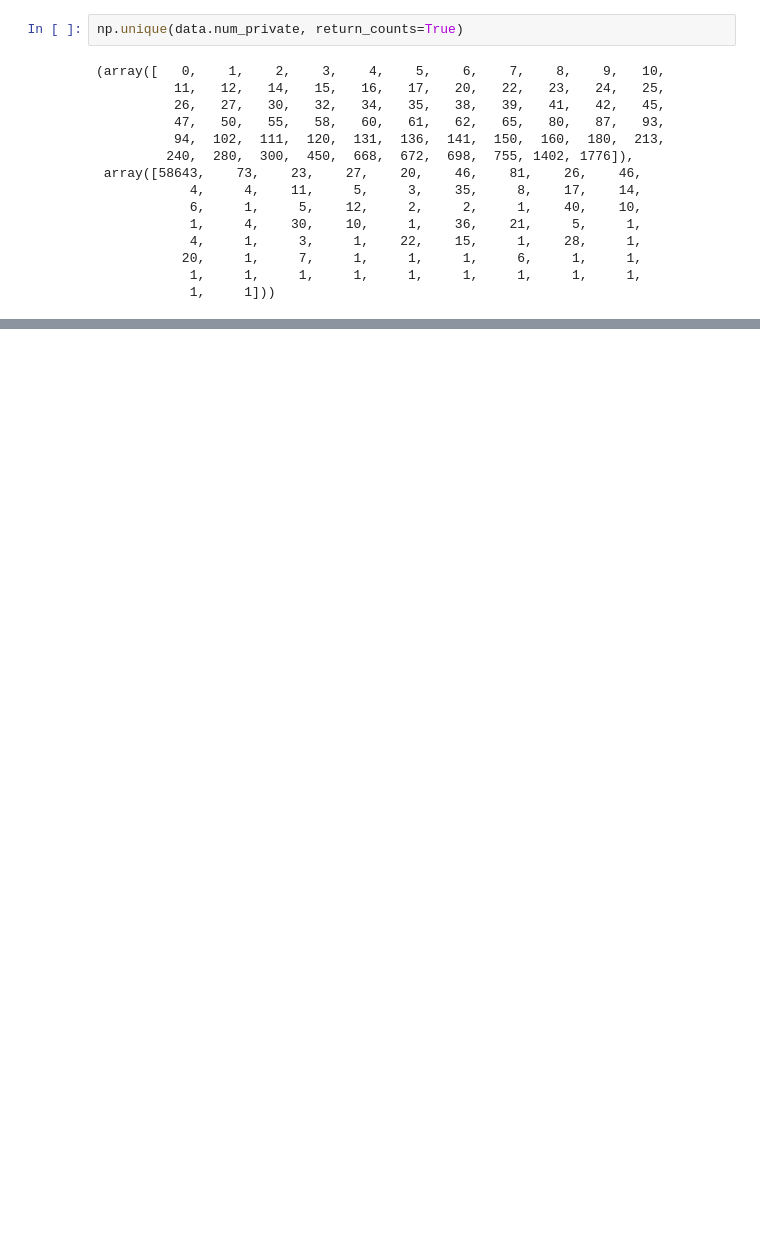
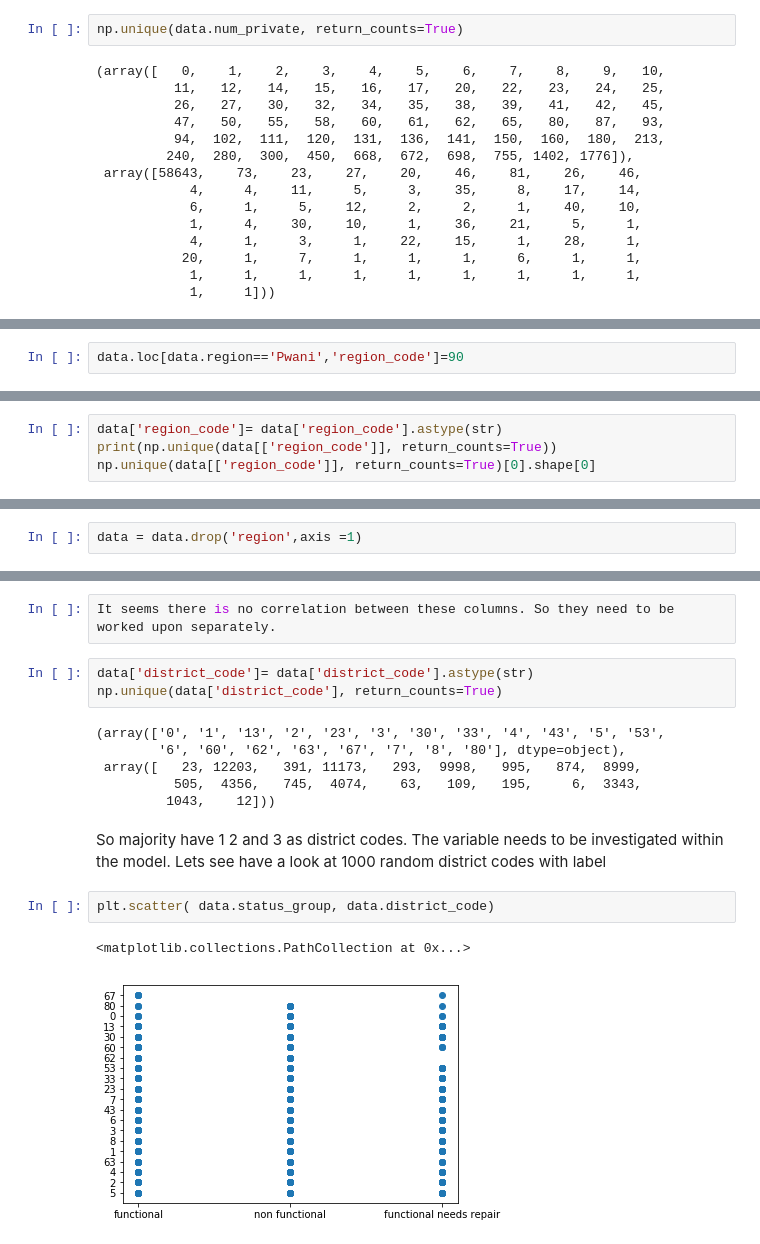
Before and after one commit to arunmarria/ClassificationProjects, a Jupyter notebook: Tanzanian ministry of Water - Predict faulty pumps/Predicting faulty water pumps.ipynb, the cells around one changed output, grey strips where cells are left out. Cells and saved outputs as stored; diff of their text form; blank space fills up the shorter version.

```diff
--- a/Tanzanian ministry of Water - Predict faulty pumps/Predicting faulty water pumps.ipynb
+++ b/Tanzanian ministry of Water - Predict faulty pumps/Predicting faulty water pumps.ipynb
@@ -210,0 +407,2 @@ np.unique(data.num_private, return_counts=True)
+# %%
+data.loc[data.region=='Pwani','region_code']=90
@@ -210,0 +411,4 @@ np.unique(data.num_private, return_counts=True)
+# %%
+data['region_code']= data['region_code'].astype(str)
+print(np.unique(data[['region_code']], return_counts=True))
+np.unique(data[['region_code']], return_counts=True)[0].shape[0]
@@ -210,0 +423,2 @@ np.unique(data.num_private, return_counts=True)
+# %%
+data = data.drop('region',axis =1)
@@ -210,0 +457,18 @@ np.unique(data.num_private, return_counts=True)
+# %%
+It seems there is no correlation between these columns. So they need to be worked upon separately.
+# %%
+data['district_code']= data['district_code'].astype(str)
+np.unique(data['district_code'], return_counts=True)
+# %% [output]
+(array(['0', '1', '13', '2', '23', '3', '30', '33', '4', '43', '5', '53',
+        '6', '60', '62', '63', '67', '7', '8', '80'], dtype=object),
+ array([   23, 12203,   391, 11173,   293,  9998,   995,   874,  8999,
+          505,  4356,   745,  4074,    63,   109,   195,     6,  3343,
+         1043,    12]))
+# %% [markdown]
+So majority have 1 2 and  3 as district codes. The variable needs to be investigated within the model. Lets see have a look at 1000 random district codes with label
+# %%
+plt.scatter( data.status_group, data.district_code)
+# %% [output]
+<matplotlib.collections.PathCollection at 0x...>
+[figure, added]
```
Also changed, not shown: parts of 74 cells of this notebook.
